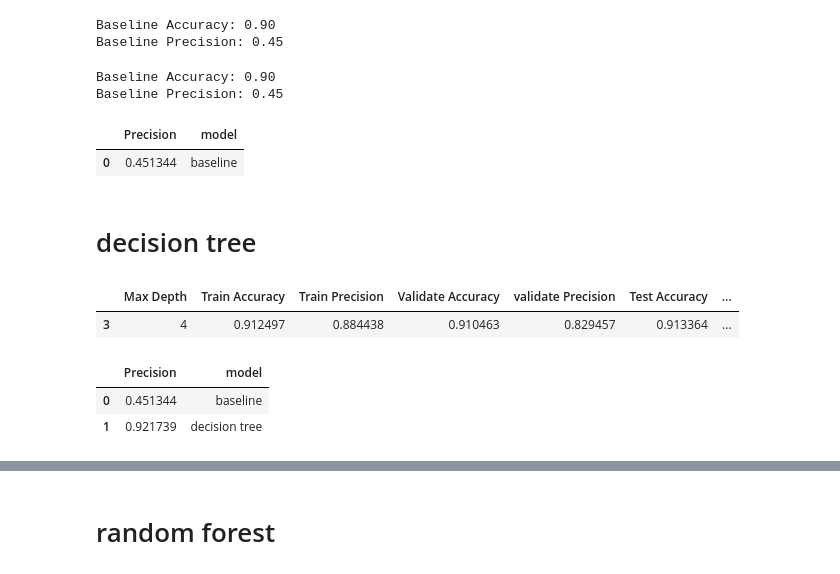
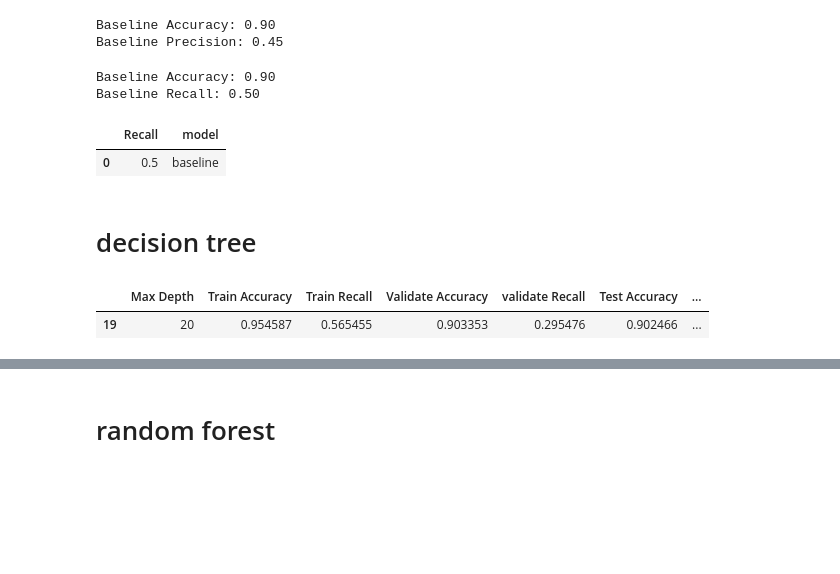
Before and after one commit to brandontnavarrete/nasa-neow, a Jupyter notebook: explore.ipynb, the cells around one changed output, grey strips where cells are left out. Saved outputs shown, nothing was run; the diff lists cells and outputs as text; code cells hidden in the pictures; blank space fills up the shorter version.

```diff
--- a/explore.ipynb
+++ b/explore.ipynb
@@ -451,12 +451,12 @@ def baseline(y_train,y_validate,target):
     baseline_accuracy = accuracy_score(y_train['hazardous'], baseline_pred)
     print(f"Baseline Accuracy: {baseline_accuracy:.2f}")
 
-    # Calculate the precision score
-    baseline_precision = precision_score(y_train['hazardous'], baseline_pred, average='macro')
-    print(f"Baseline Precision: {baseline_precision:.2f}")
+    # Calculate the recall score
+    baseline_recall = recall_score(y_train['hazardous'], baseline_pred, average='macro')
+    print(f"Baseline Recall: {baseline_recall:.2f}")
 
     # creating a new series to hold our results of all model performance
-    evals = {'Precision': [baseline_precision], 'model': ['baseline']}
+    evals = {'Recall': [baseline_recall], 'model': ['baseline']}
 
     # creating a data frame from our series to pass on
     evals = pd.DataFrame(data=evals)
@@ -466,12 +466,12 @@ def baseline(y_train,y_validate,target):
 y_train,y_validate,evals = baseline(y_train,y_validate,'hazardous')
 # %% [output]
 Baseline Accuracy: 0.90
-Baseline Precision: 0.45
+Baseline Recall: 0.50
 # %%
 evals
 # %% [output]
-|  | Precision | model |
-| 0 | 0.451344 | baseline |
+|  | Recall | model |
+| 0 | 0.5 | baseline |
 # %% [markdown]
 # decision tree
 # %%
@@ -485,25 +485,25 @@ def decision_tree(x_train, y_train, x_validate, y_validate, x_test, y_test, md):
         # Accuracy and precision for the training data
         y_train_pred = clf.predict(x_train)
         train_accuracy = accuracy_score(y_train['hazardous'], y_train_pred)
-        train_precision = precision_score(y_train['hazardous'], y_train_pred)
+        train_recall = recall_score(y_train['hazardous'], y_train_pred)
 
          # Accuracy and precision for the validate data
         y_validate_pred = clf.predict(x_validate)
         validate_accuracy = accuracy_score(y_validate['hazardous'], y_validate_pred)
-        validate_precision = precision_score(y_validate['hazardous'], y_validate_pred)
+        validate_recall = recall_score(y_validate['hazardous'], y_validate_pred)
 
         # Accuracy and precision for the test data
         y_test_pred = clf.predict(x_test)
         test_accuracy = accuracy_score(y_test['hazardous'], y_test_pred)
-        test_precision = precision_score(y_test['hazardous'], y_test_pred)
+        test_recall = recall_score(y_test['hazardous'], y_test_pred)
 
         results.append({'Max Depth': i,
                         'Train Accuracy': train_accuracy,
-                        'Train Precision': train_precision,
+                        'Train Recall': train_recall,
                         'Validate Accuracy': validate_accuracy,
-                        'validate Precision': validate_precision,
+                        'validate Recall': validate_recall,
                         'Test Accuracy': test_accuracy,
-                        'Test Precision': test_precision})
+                        'Test Recall': test_recall})
 
     results_df = pd.DataFrame(results)
     return results_df
@@ -510,8 +512,7 @@ def decision_tree(x_train, y_train, x_validate, y_validate, x_test, y_test, md):
 # %%
-results = decision_tree(x_train, y_train, x_validate,y_validate, x_test, y_test, 20)
-results.sort_values(by = "Test Precision").tail(1)
+results.sort_values(by = "Test Recall").tail(1)
 # %% [output]
-|  | Max Depth | Train Accuracy | Train Precision | Validate Accuracy | validate Precision | Test Accuracy | ... |
-| 3 | 4 | 0.912497 | 0.884438 | 0.910463 | 0.829457 | 0.913364 | ... |
+|  | Max Depth | Train Accuracy | Train Recall | Validate Accuracy | validate Recall | Test Accuracy | ... |
+| 19 | 20 | 0.954587 | 0.565455 | 0.903353 | 0.295476 | 0.902466 | ... |
 # %%
 # take aways:
@@ -533,11 +534,7 @@ def add_dt_test(x_train, y_train, x_test, y_test, md,evals):
 
     return evals
 # %%
-add_dt_test(x_train, y_train, x_test, y_test, 4,evals)
+evals= add_dt_test(x_train, y_train, x_test, y_test, 20,evals)
-# %% [output]
-|  | Precision | model |
-| 0 | 0.451344 | baseline |
-| 1 | 0.921739 | decision tree |
 # %%
 evals
 # %% [output]
```
Also changed, not shown: parts of 41 cells of this notebook, 3 other files.
